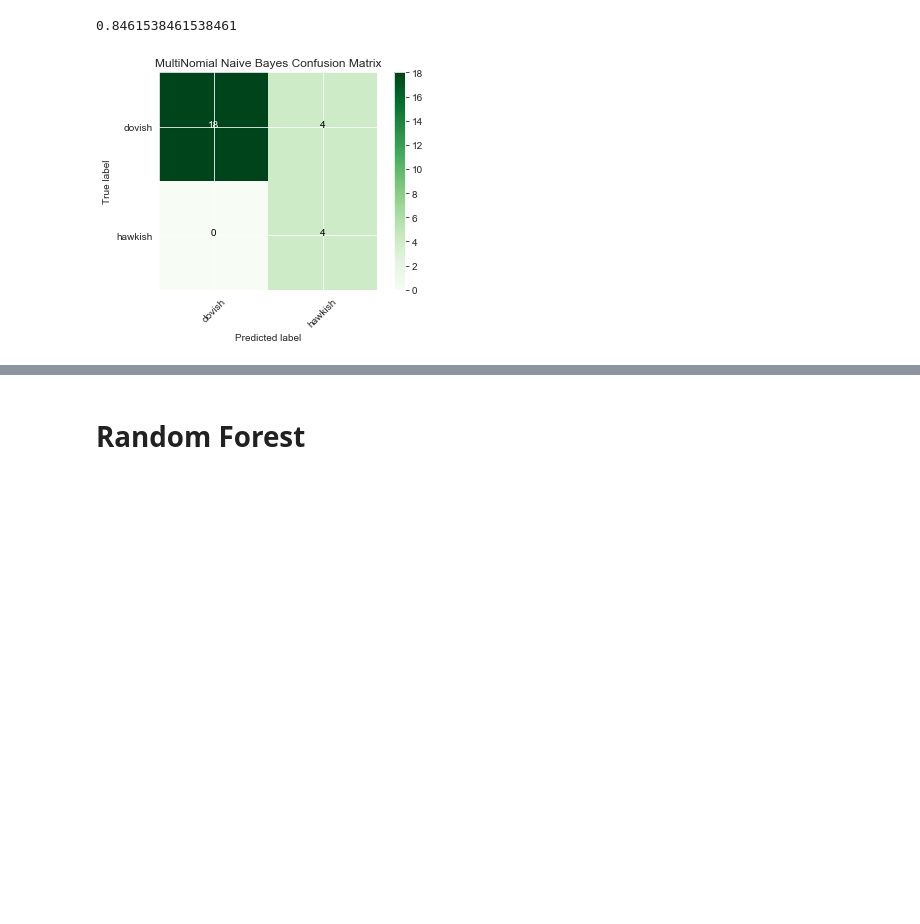
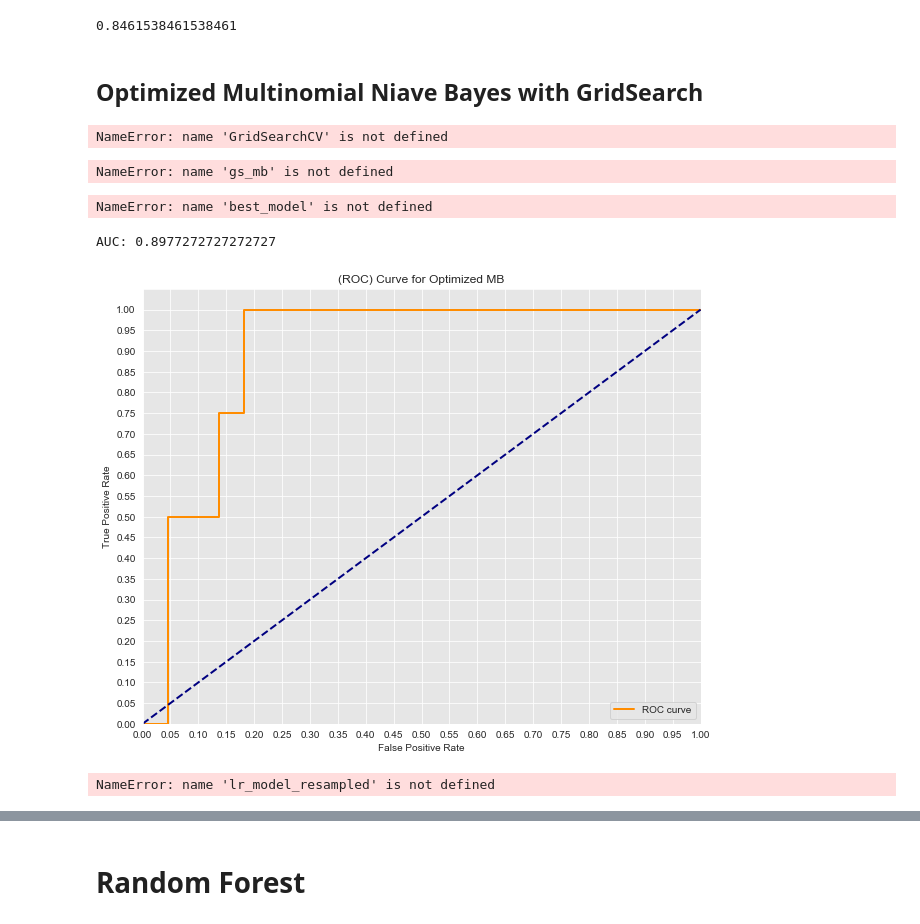
Before and after one commit to MarcSchneider71/Mod-3-Project--FOMC-Classfier-NLP, a Jupyter notebook: ModelwithPredicationsandGraphs.ipynb, the cells around one changed output, grey strips where cells are left out. Cells and saved outputs as stored; diff of their text form; code cells hidden in the pictures; blank space fills up the shorter version.

```diff
--- a/ModelwithPredicationsandGraphs.ipynb
+++ b/ModelwithPredicationsandGraphs.ipynb
@@ -373,3 +436,5 @@ weighted avg       0.92      0.85      0.86        26
 mb_model_resampled.score(X_test, y_test)
 # %% [output]
 0.8461538461538461
+# %% [markdown]
+## Optimized Multinomial Niave Bayes with GridSearch
@@ -376,3 +449,53 @@ mb_model_resampled.score(X_test, y_test)
+# %%
+gs_mb= GridSearchCV(MultinomialNB(), hyperparameters)
+# %% [output]
+NameError: name 'GridSearchCV' is not defined
+# %%
+best_model= gs_mb.fit(X_train, y_train)
+# %% [output]
+NameError: name 'gs_mb' is not defined
+# %%
+print('Best Alpha:', best_model.best_estimator_.get_params()['alpha'])
+print('Fit Prior:', best_model.best_estimator_.get_params()['fit_prior'])
+print('Class Prior:', best_model.best_estimator_.get_params()['class_prior'])
+# %% [output]
+NameError: name 'best_model' is not defined
+# %%
+mb_model_resampled = MultinomialNB(alpha= .36, class_prior= [0.9, 0.1]).fit(X_resampled, y_resampled)
+
+y_score= mb_model_resampled.predict_proba(X_test)
+
+lb= preprocessing.LabelBinarizer()
+binary = lb.fit_transform(y_test)
+
+
+fpr, tpr, thresholds = roc_curve(binary, y_score[:,1])
+#Seaborns Beautiful Styling
+sns.set_style("darkgrid", {"axes.facecolor": ".9"})
+
+plt.figure(figsize=(10,8))
+lw = 2
+plt.plot(fpr, tpr, color='darkorange',
+         lw=lw, label='ROC curve')
+plt.plot([0, 1], [0, 1], color='navy', lw=lw, linestyle='--')
+plt.xlim([0.0, 1.0])
+plt.ylim([0.0, 1.05])
+plt.yticks([i/20.0 for i in range(21)])
+plt.xticks([i/20.0 for i in range(21)])
+plt.xlabel('False Positive Rate')
+plt.ylabel('True Positive Rate')
+plt.title('(ROC) Curve for Optimized MB')
+plt.legend(loc="lower right")
+print('AUC: {}'.format(auc(fpr, tpr)))
+plt.show()
+# %% [output]
+AUC: 0.8977272727272727
+[figure, added]
+# %%
+lr_all_predictions_resampled = lr_model_resampled.predict(X_test)
+print(lr_all_predictions_resampled)
+# %% [output]
+NameError: name 'lr_model_resampled' is not defined
 # %%
 cf1 = confusion_matrix(y_test, mb_all_predictions_resampled)
 plt.imshow(cf1, cmap=plt.cm.Greens)
@@ -381,7 +504,7 @@ plt.title('MultiNomial Naive Bayes Confusion Matrix')
 plt.ylabel('True label')
 plt.xlabel('Predicted label')
 
-class_names = set(y_resampled_Cat)
+class_names = set(y_resampled)
 tick_marks = np.arange(len(class_names))
 plt.xticks(tick_marks, class_names, rotation=45)
 plt.yticks(tick_marks, class_names)
@@ -392,7 +515,6 @@ for i, j in product(range(cf1.shape[0]), range(cf1.shape[1])):
     plt.text(j, i, cf1[i, j],
          horizontalalignment="center",
          color="white" if cf1[i, j] > thresh else "black")
+plt.grid("false")
 
 plt.colorbar();
-# %% [output]
-[figure, removed]
```
Also changed, not shown: parts of 149 cells of this notebook, 6 other files.
